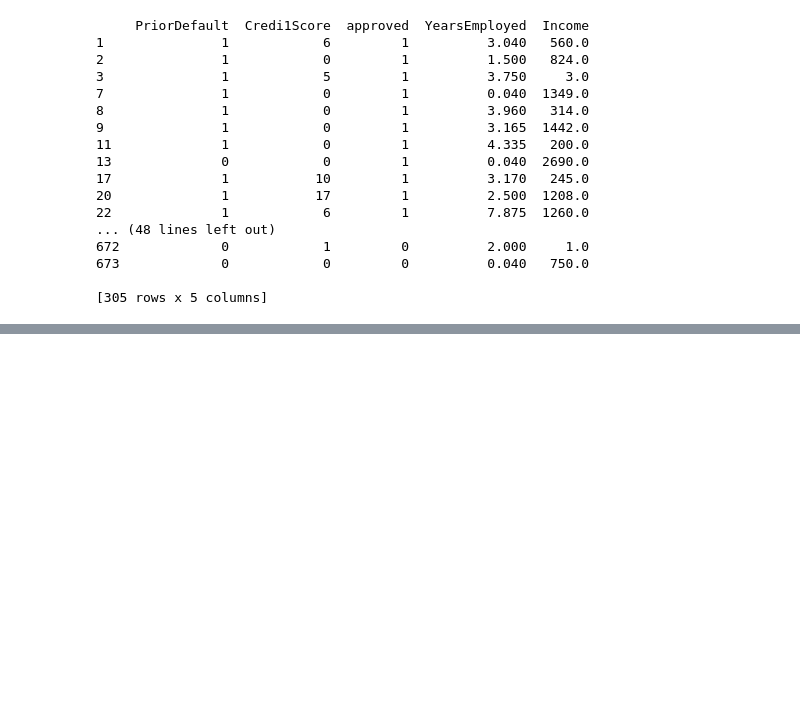
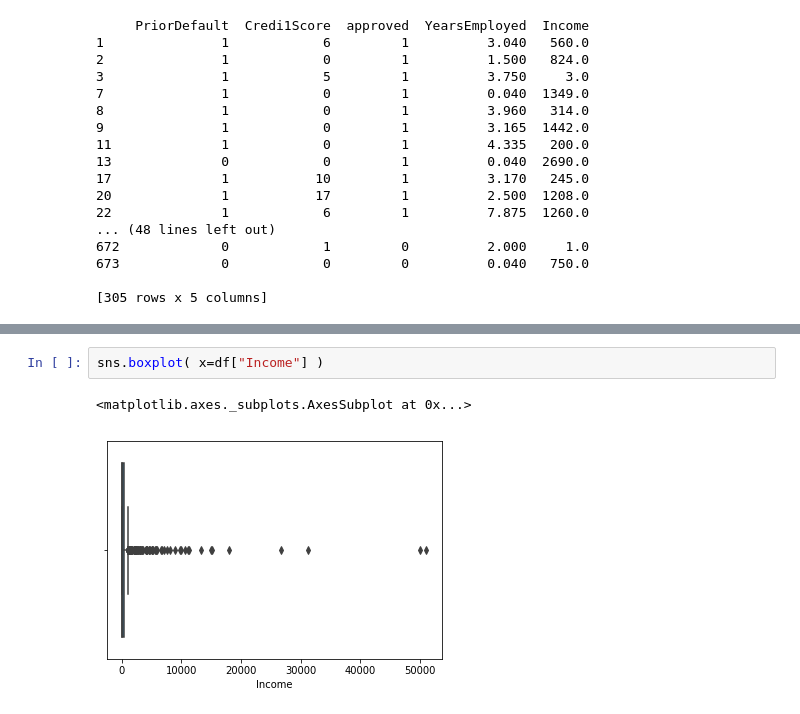
Before and after one commit to SaifRehman/naive-classifier, a Jupyter notebook: credit card.ipynb, the cells around one changed output, grey strips where cells are left out. Saved outputs shown, nothing was run; the diff lists cells and outputs as text; blank space fills up the shorter version.

```diff
--- a/credit card.ipynb
+++ b/credit card.ipynb
@@ -177,0 +184,5 @@ print (filt_df)
+# %%
+sns.boxplot( x=df["Income"] )
+# %% [output]
+<matplotlib.axes._subplots.AxesSubplot at 0x...>
+[figure, added]
```
Also changed, not shown: parts of 3 cells of this notebook.
